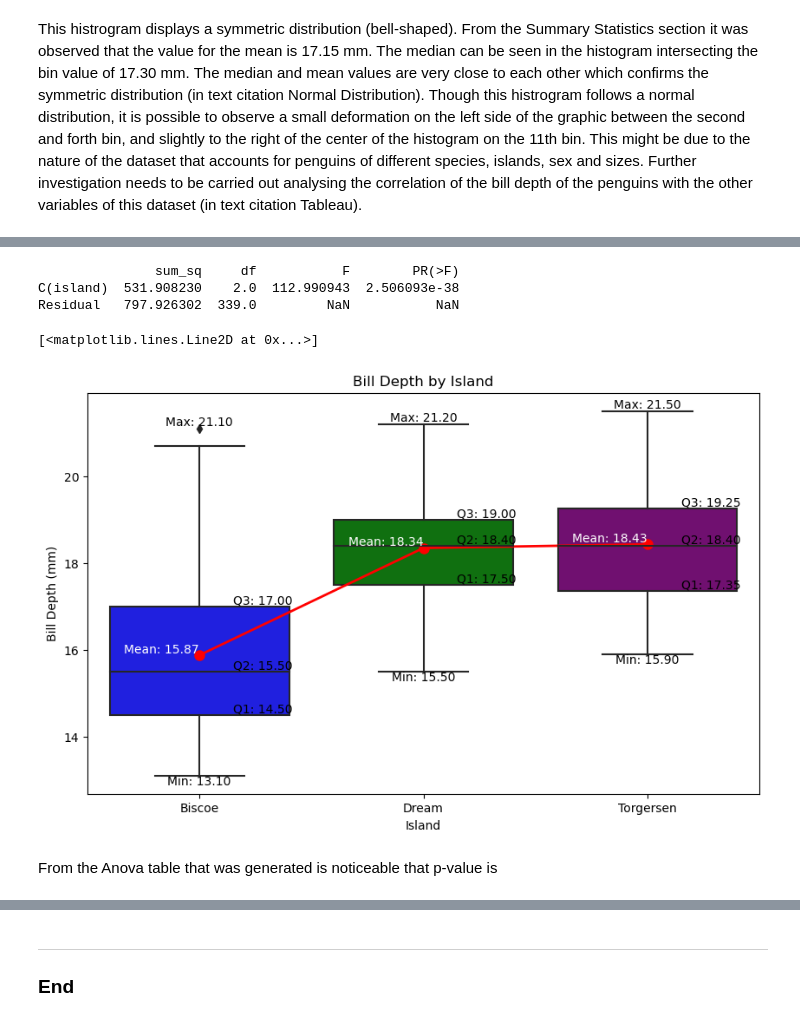
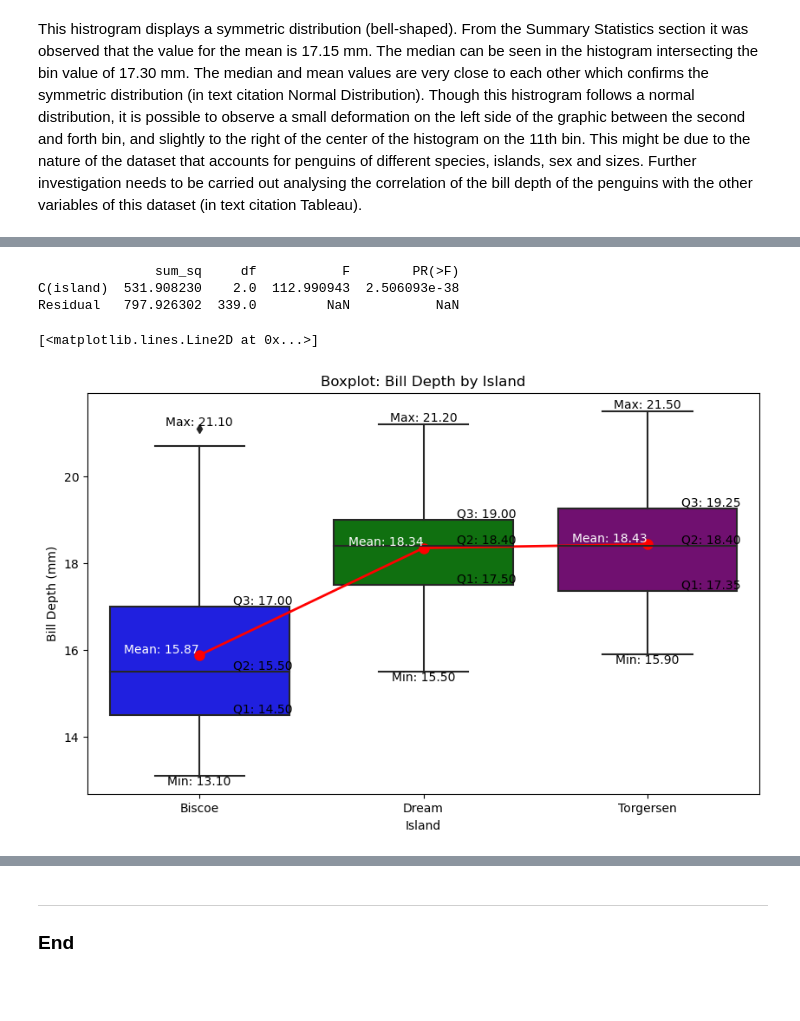
Before and after one commit to filipekojak88/myprojectPDA, a Jupyter notebook: penguins.ipynb, the cells around one changed output, grey strips where cells are left out. Saved outputs shown, nothing was run; the diff lists cells and outputs as text; code cells hidden in the pictures; blank space fills up the shorter version.

Commit message:
Complete the boxplot analysis

```diff
--- a/penguins.ipynb
+++ b/penguins.ipynb
@@ -257,7 +259,7 @@ ax = sns.boxplot(x='island', y='bill_depth', data=data, palette=colors, order=is
 # Add labels and title
 plt.xlabel('Island')
 plt.ylabel('Bill Depth (mm)')
-plt.title('Bill Depth by Island')
+plt.title('Boxplot: Bill Depth by Island')
 
 # Perform ANOVA analysis
 model = ols('bill_depth ~ C(island)', data=data).fit()
@@ -278,33 +280,31 @@ for i, island in enumerate(island_order):
     box_position = i
     label_offset = 0.15  # Adjust this value to control the offset
 
     # Plot quartile labels slightly to the right of the box plot
     ax.text(box_position + label_offset, q1, f'Q1: {q1:.2f}', ha='left', va='bottom', fontsize=10, color='black')
     ax.text(box_position + label_offset, q2, f'Q2: {q2:.2f}', ha='left', va='bottom', fontsize=10, color='black')
     ax.text(box_position + label_offset, q3, f'Q3: {q3:.2f}', ha='left', va='bottom', fontsize=10, color='black')
 
     # Calculate and annotate minimum and maximum values
     island_data = data[data['island'] == island]['bill_depth']
     island_min = island_data.min()
     island_max = island_data.max()
 
     # Annotate minimum and maximum values on the plot
     ax.text(box_position, island_min, f'Min: {island_min:.2f}', ha='center', va='top', fontsize=10, color='black')
     ax.text(box_position, island_max, f'Max: {island_max:.2f}', ha='center', va='bottom', fontsize=10, color='black')
 
     # Calculate and plot the mean value for the current island
     mean_value = island_data.mean()
     ax.plot(box_position, mean_value, marker='o', markersize=8, color='red')  # Plot mean point
     ax.text(box_position, mean_value, f'Mean: {mean_value:.2f}', ha='right', va='bottom', fontsize=10, color='white')
 
 # Calculate and plot a line connecting the means of the three islands
 mean_values = [data[data['island'] == island]['bill_depth'].mean() for island in island_order]
 ax.plot(range(len(island_order)), mean_values, linestyle='-', linewidth=2, color='red', label='_nolegend_')  # Add label='_nolegend_'
 # %% [output]
                sum_sq     df           F        PR(>F)
 C(island)  531.908230    2.0  112.990943  2.506093e-38
 Residual   797.926302  339.0         NaN           NaN
 [<matplotlib.lines.Line2D at 0x...>]
-[figure, old version]
+[figure, new version]
-# %% [markdown]
-From the Anova table that was generated is noticeable that p-value is
```
Also changed, not shown: parts of 4 cells of this notebook.
